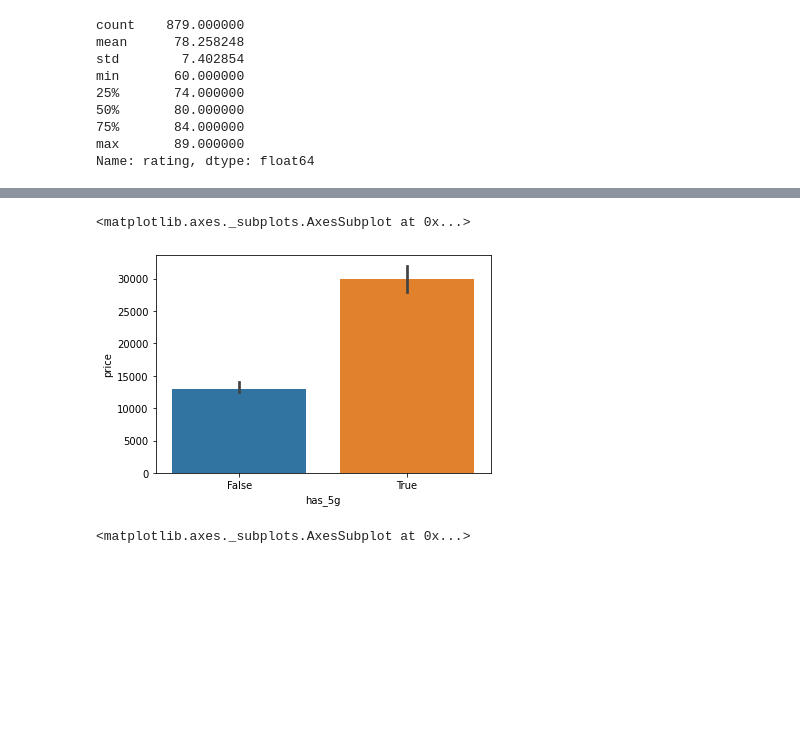
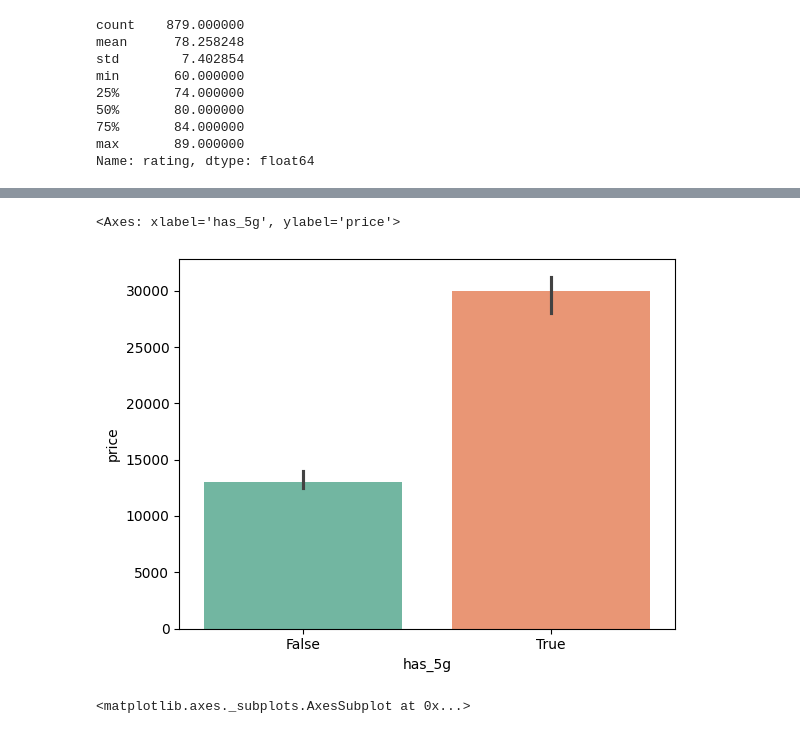
Before and after one commit to sushanttwayana/Exploratory_Data_Analysis-EDA-, a Jupyter notebook: 4. Data_Analysis_Cleaning/4.SmartPhoneData_Analysis/2.eda_on_smartphone_data.ipynb, the cells around one changed output, grey strips where cells are left out. Drawn from its saved outputs; the diff is of its cells as text; code cells hidden in the pictures; blank space fills up the shorter version.

```diff
--- a/4. Data_Analysis_Cleaning/4.SmartPhoneData_Analysis/2.eda_on_smartphone_data.ipynb
+++ b/4. Data_Analysis_Cleaning/4.SmartPhoneData_Analysis/2.eda_on_smartphone_data.ipynb
@@ -346,6 +467,6 @@ sns.scatterplot(data=df,x='rating',y='price')
 # %%
-sns.barplot(data=temp_df,x='has_5g',y='price',estimator=np.median)
+sns.barplot(data=temp_df,x='has_5g',y='price',hue='has_5g',estimator=np.median,palette='Set2', legend=False)
 # %% [output]
-<matplotlib.axes._subplots.AxesSubplot at 0x...>
+<Axes: xlabel='has_5g', ylabel='price'>
-[figure, old version]
+[figure, new version]
 # %%
```
Also changed, not shown: parts of 73 cells of this notebook.
